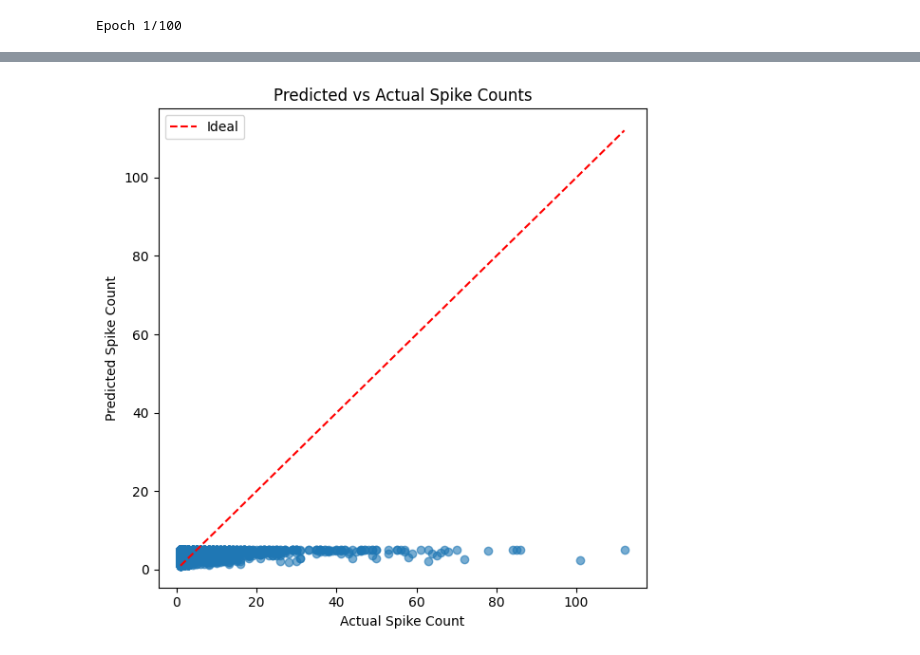
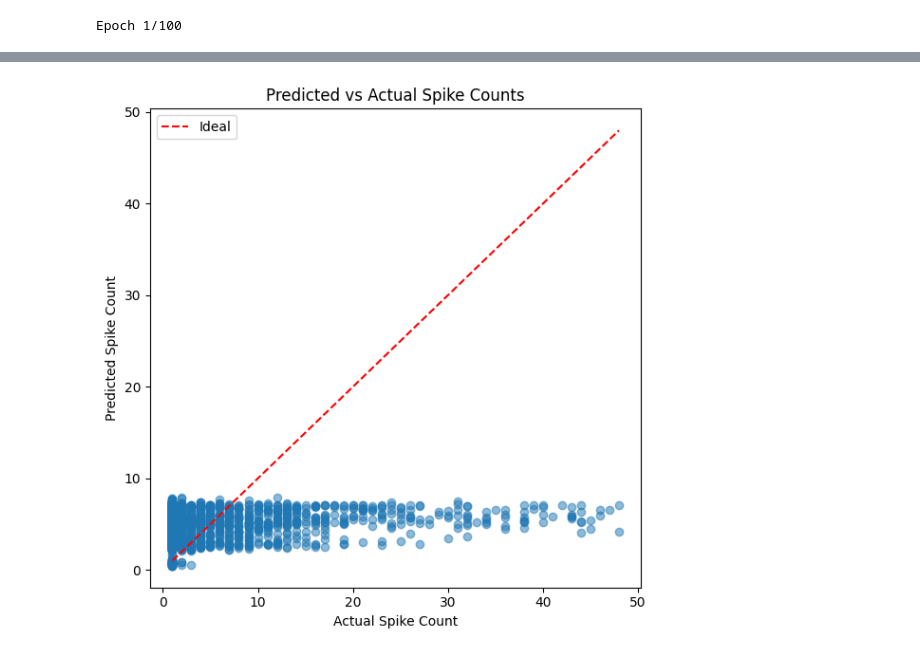
Before and after one commit to jainigandhii/cmse410-project, a Jupyter notebook: ann.ipynb, the cells around one changed output, grey strips where cells are left out. Saved outputs shown, nothing was run; the diff lists cells and outputs as text; code cells hidden in the pictures.

Commit message:
failed ann model

```diff
--- a/ann.ipynb
+++ b/ann.ipynb
@@ -12,80 +12,79 @@ from tensorflow.keras.callbacks import EarlyStopping
 from sklearn.metrics import mean_squared_error, r2_score
 
 # --- Load your dataset ---
-df = pd.read_csv("mtg_spikecount_dataset.csv")
+df = pd.read_csv("spikecount_dataset.csv")
 
 # --- Add engineered features ---
-df = df[df['num_spikes'] > 0]  # Optional: remove zero-spike sweeps
+df = df[df['spike_count'] > 0]  # Optional: remove zero-spike sweeps
+df = df[df['spike_count'] < 50]
 
 # New features (mockups based on what's available)
-df["log_spike_count"] = np.log1p(df["num_spikes"])  # log-transformed target
+df["log_spike_count"] = np.log1p(df["spike_count"])  # log-transformed target
 
-# Assume we want to treat 'stimulus_amplitude_pA' as the main feature and also create additional ones for demonstration
-# Normally you would extract these from the raw signal, but here we'll simulate
 
-df["stim_amp_scaled"] = df["stimulus_amplitude_pA"] / 1e12  # Convert to nA (example scaling)
+
+df["stim_amp_scaled"] = df["stim_mean"] / 1e12  # Convert to nA (example scaling)
 df["stim_amp_squared"] = df["stim_amp_scaled"] ** 2
 
-features = ["stim_amp_scaled", "stim_amp_squared"]
+# Select biologically meaningful features
+features = [
+    "stim_mean", "stim_max", "stim_min", "stim_std", "stim_integral",
+    "stim_duration", "stim_rise_time", "baseline_vstd"
+]
+
 X = df[features].values
-y = df["log_spike_count"].values  # Target is log spike count
+y = df["spike_count"].values
 
-# --- Normalize features ---
+# Scale features
 scaler = StandardScaler()
 X_scaled = scaler.fit_transform(X)
 
-# --- Train/Test Split ---
+# Train/test split
 X_train, X_test, y_train, y_test = train_test_split(X_scaled, y, test_size=0.25, random_state=42)
 
-# --- Build Enhanced ANN ---
-model = Sequential()
-model.add(Dense(64, activation='relu', input_shape=(X_train.shape[1],)))
-model.add(Dropout(0.2))
-model.add(Dense(32, activation='relu'))
-model.add(Dense(16, activation='relu'))
-model.add(Dense(1))  # Output: regression
+# Build ANN
+model = Sequential([
+    Dense(64, activation='relu', input_shape=(X_train.shape[1],)),
+    Dropout(0.3),
+    Dense(32, activation='relu'),
+    Dense(16, activation='relu'),
+    Dense(1)
+])
 
 model.compile(optimizer='adam', loss='mse', metrics=['mae'])
 early_stop = EarlyStopping(monitor="val_loss", patience=10, restore_best_weights=True)
 
-# --- Train the model ---
+# Train model
 history = model.fit(X_train, y_train, validation_data=(X_test, y_test),
                     epochs=100, batch_size=32, verbose=1, callbacks=[early_stop])
 
-# --- Plot Training History ---
+# Predict and evaluate
+y_pred = model.predict(X_test).flatten()
+mse = mean_squared_error(y_test, y_pred)
+r2 = r2_score(y_test, y_pred)
+print(f"MSE: {mse:.2f}")
+print(f"R2 Score: {r2:.4f}")
+
+# Plot training loss
 plt.figure(figsize=(8, 4))
-plt.plot(history.history['loss'], label="Training Loss")
-plt.plot(history.history['val_loss'], label="Validation Loss")
+plt.plot(history.history['loss'], label='Training Loss')
+plt.plot(history.history['val_loss'], label='Validation Loss')
 plt.xlabel("Epoch")
 plt.ylabel("Mean Squared Error")
-plt.title("Improved ANN Training Curve")
+plt.title("ANN Training & Validation Loss")
 plt.legend()
 plt.tight_layout()
 plt.show()
 
-# --- Predictions and Evaluation ---
-y_pred = model.predict(X_test).flatten()
-y_true = y_test
-
-# Inverse log transform to get back to real spike counts
-y_pred_exp = np.expm1(y_pred)
-y_true_exp = np.expm1(y_true)
-
-# --- Plot: Predicted vs Actual ---
+# Plot prediction vs actual
 plt.figure(figsize=(6, 6))
-plt.scatter(y_true_exp, y_pred_exp, alpha=0.6)
-plt.plot([y_true_exp.min(), y_true_exp.max()],
-         [y_true_exp.min(), y_true_exp.max()], 'r--', label="Ideal")
+plt.scatter(y_test, y_pred, alpha=0.5)
+plt.plot([y_test.min(), y_test.max()], [y_test.min(), y_test.max()], 'r--', label='Ideal')
 plt.xlabel("Actual Spike Count")
 plt.ylabel("Predicted Spike Count")
 plt.title("Predicted vs Actual Spike Counts")
 plt.legend()
 plt.tight_layout()
 plt.show()
-
-# --- Print Evaluation Metrics ---
-print("\nModel Evaluation:")
-print("MSE:", mean_squared_error(y_true_exp, y_pred_exp))
-print("R2 Score:", r2_score(y_true_exp, y_pred_exp))
 # %% [output]
 Epoch 1/100
@@ -111 +109 @@ Epoch 63/100
-[figure, old version]
+[figure, new version]
```
Also changed, not shown: parts of 1 cell of this notebook, 2 other files.
